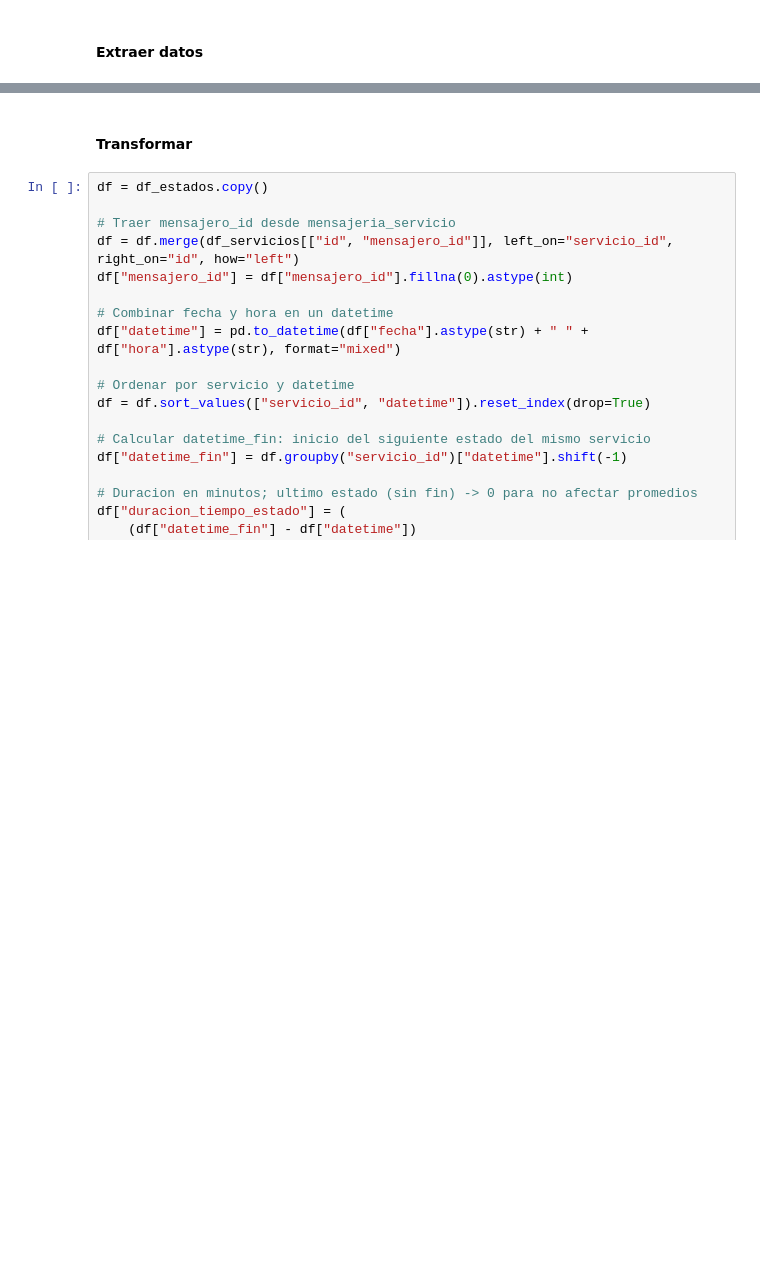
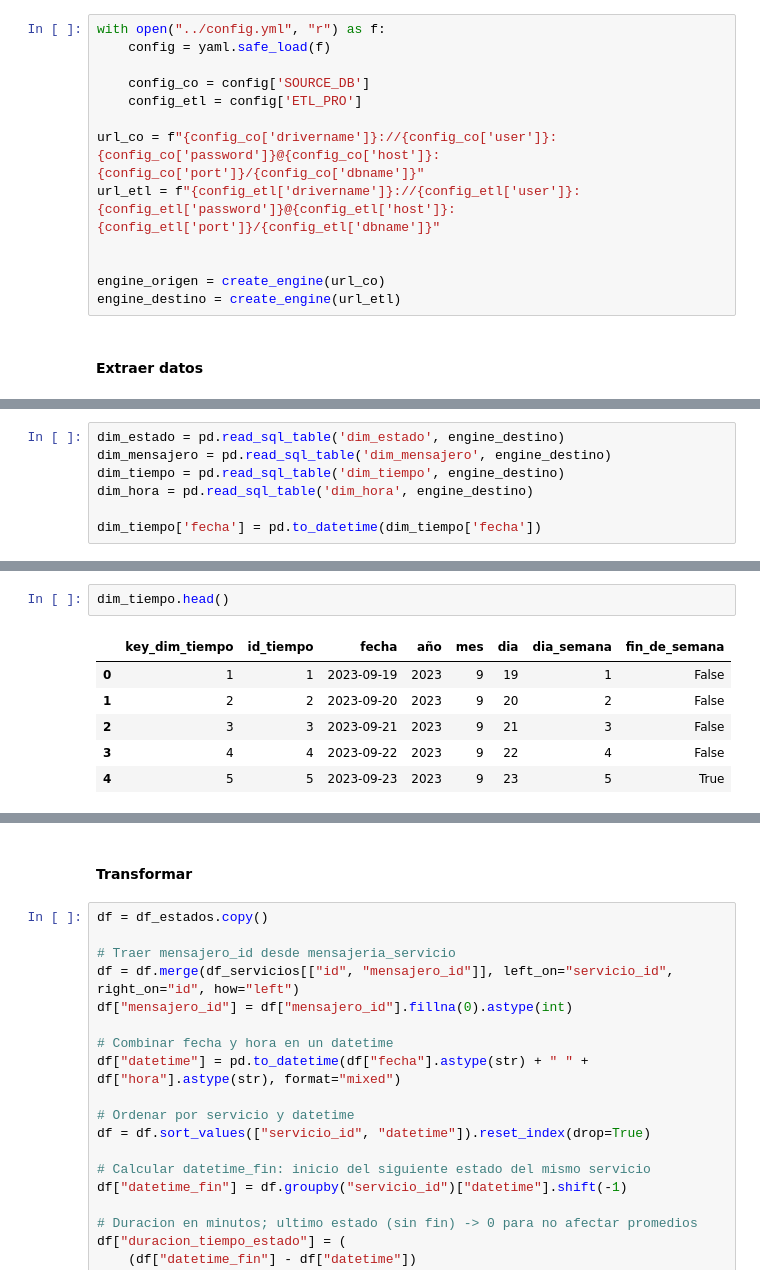
Before and after one commit to Srytha/ETL_PROJECT, a Jupyter notebook: notebooks/hecho_seguimiento_estado.ipynb, the cells around one changed output, grey strips where cells are left out. Saved outputs shown, nothing was run; the diff lists cells and outputs as text; blank space fills up the shorter version.

```diff
--- a/notebooks/hecho_seguimiento_estado.ipynb
+++ b/notebooks/hecho_seguimiento_estado.ipynb
@@ -31,2 +9,15 @@ engine_dw = create_engine(url_dw)
+# %%
+with open("../config.yml", "r") as f:
+    config = yaml.safe_load(f)
+
+    config_co = config['SOURCE_DB']
+    config_etl = config['ETL_PRO']
+
+url_co = f"{config_co['drivername']}://{config_co['user']}:{config_co['password']}@{config_co['host']}:{config_co['port']}/{config_co['dbname']}"
+url_etl = f"{config_etl['drivername']}://{config_etl['user']}:{config_etl['password']}@{config_etl['host']}:{config_etl['port']}/{config_etl['dbname']}"
+
+
+engine_origen = create_engine(url_co)
+engine_destino = create_engine(url_etl)
 # %% [markdown]
 #### Extraer datos
@@ -69,0 +24,7 @@ Index(['id', 'fecha', 'hora', 'foto', 'observaciones', 'estado_id',
+# %%
+dim_estado = pd.read_sql_table('dim_estado', engine_destino)
+dim_mensajero = pd.read_sql_table('dim_mensajero', engine_destino)
+dim_tiempo = pd.read_sql_table('dim_tiempo', engine_destino)
+dim_hora = pd.read_sql_table('dim_hora', engine_destino)
+
+dim_tiempo['fecha'] = pd.to_datetime(dim_tiempo['fecha'])
@@ -69,0 +40,9 @@ Index(['id', 'fecha', 'hora', 'foto', 'observaciones', 'estado_id',
+# %%
+dim_tiempo.head()
+# %% [output]
+|  | key_dim_tiempo | id_tiempo | fecha | año | mes | dia | dia_semana | fin_de_semana |
+| 0 | 1 | 1 | 2023-09-19 | 2023 | 9 | 19 | 1 | False |
+| 1 | 2 | 2 | 2023-09-20 | 2023 | 9 | 20 | 2 | False |
+| 2 | 3 | 3 | 2023-09-21 | 2023 | 9 | 21 | 3 | False |
+| 3 | 4 | 4 | 2023-09-22 | 2023 | 9 | 22 | 4 | False |
+| 4 | 5 | 5 | 2023-09-23 | 2023 | 9 | 23 | 5 | True |
```
Also changed, not shown: parts of 24 cells of this notebook, 7 other files.
